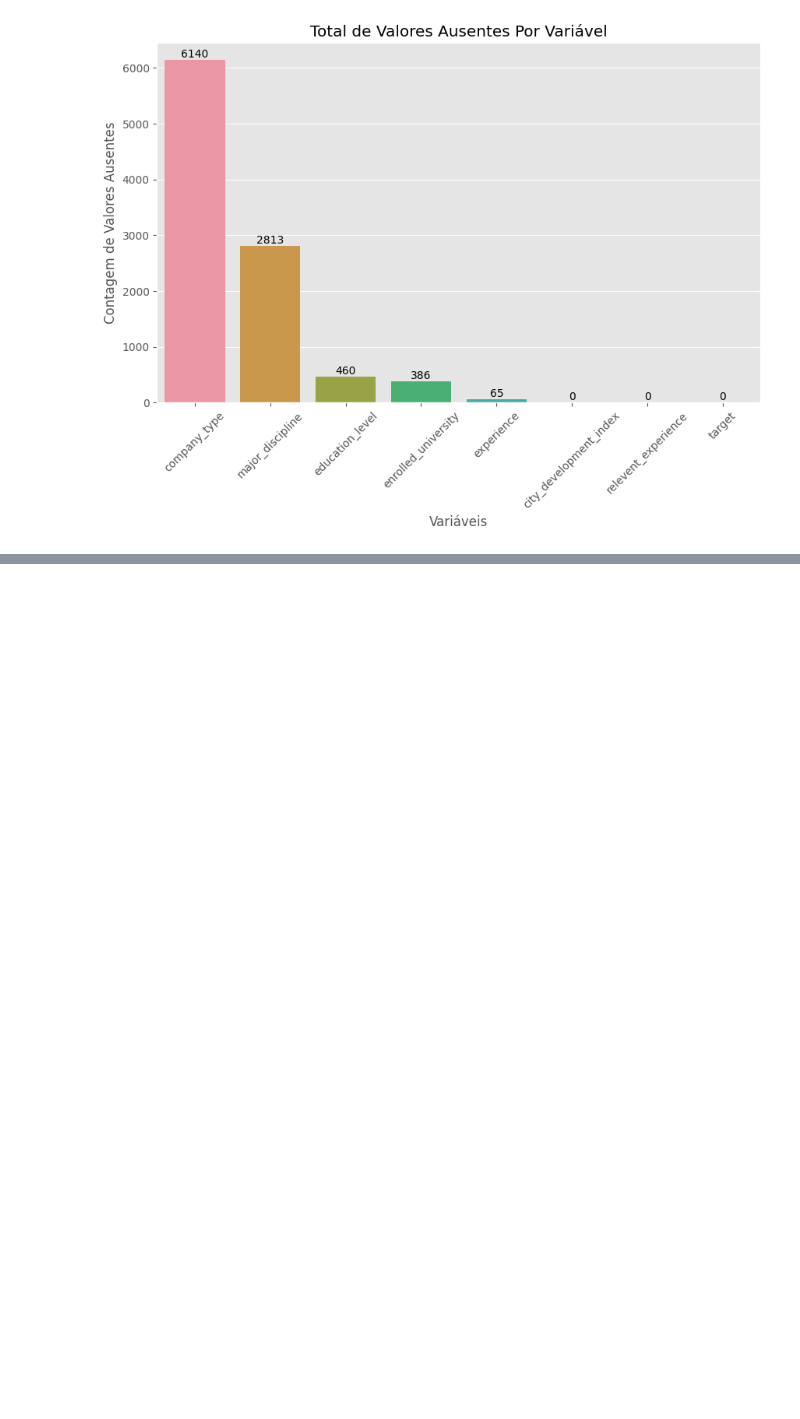
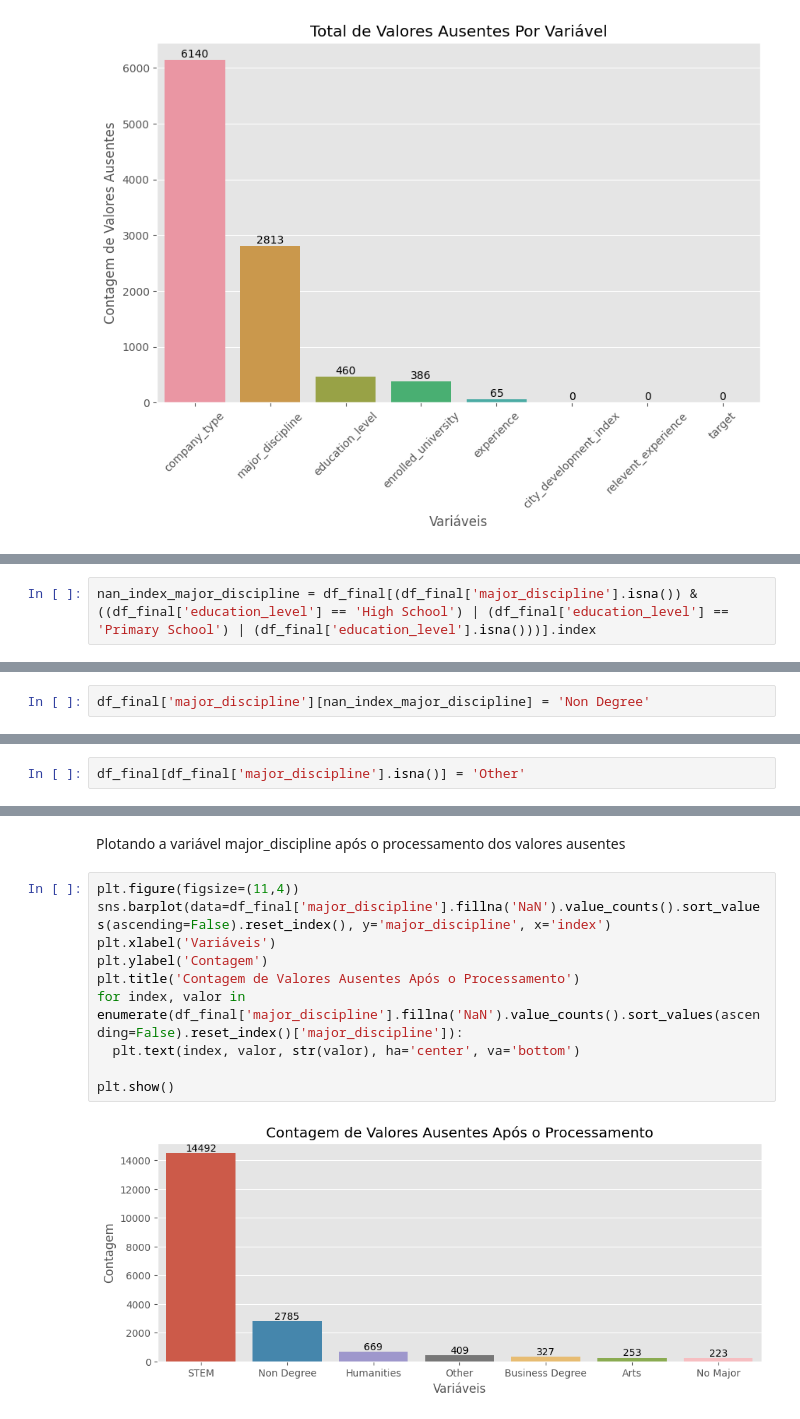
Before and after one commit to Blf100/Analise-de-Dados-RH, a Jupyter notebook: Análise_de_Dados_RH.ipynb, the cells around one changed output, grey strips where cells are left out. Drawn from its saved outputs; the diff is of its cells as text; blank space fills up the shorter version.

```diff
--- a/Análise_de_Dados_RH.ipynb
+++ b/Análise_de_Dados_RH.ipynb
@@ -491,0 +513,2 @@ df_null
+# %%
+nan_index_major_discipline = df_final[(df_final['major_discipline'].isna()) & ((df_final['education_level'] == 'High School') | (df_final['education_level'] == 'Primary School') | (df_final['education_level'].isna()))].index
@@ -491,0 +526,2 @@ df_null
+# %%
+df_final['major_discipline'][nan_index_major_discipline] = 'Non Degree'
@@ -491,0 +544,2 @@ df_null
+# %%
+df_final[df_final['major_discipline'].isna()] = 'Other'
@@ -491,0 +557,14 @@ df_null
+# %% [markdown]
+Plotando a variável major_discipline após o processamento dos valores ausentes
+# %%
+plt.figure(figsize=(11,4))
+sns.barplot(data=df_final['major_discipline'].fillna('NaN').value_counts().sort_values(ascending=False).reset_index(), y='major_discipline', x='index')
+plt.xlabel('Variáveis')
+plt.ylabel('Contagem')
+plt.title('Contagem de Valores Ausentes Após o Processamento')
+for index, valor in enumerate(df_final['major_discipline'].fillna('NaN').value_counts().sort_values(ascending=False).reset_index()['major_discipline']):
+  plt.text(index, valor, str(valor), ha='center', va='bottom')
+
+plt.show()
+# %% [output]
+[figure, added]
```
Also changed, not shown: parts of 14 cells of this notebook.
